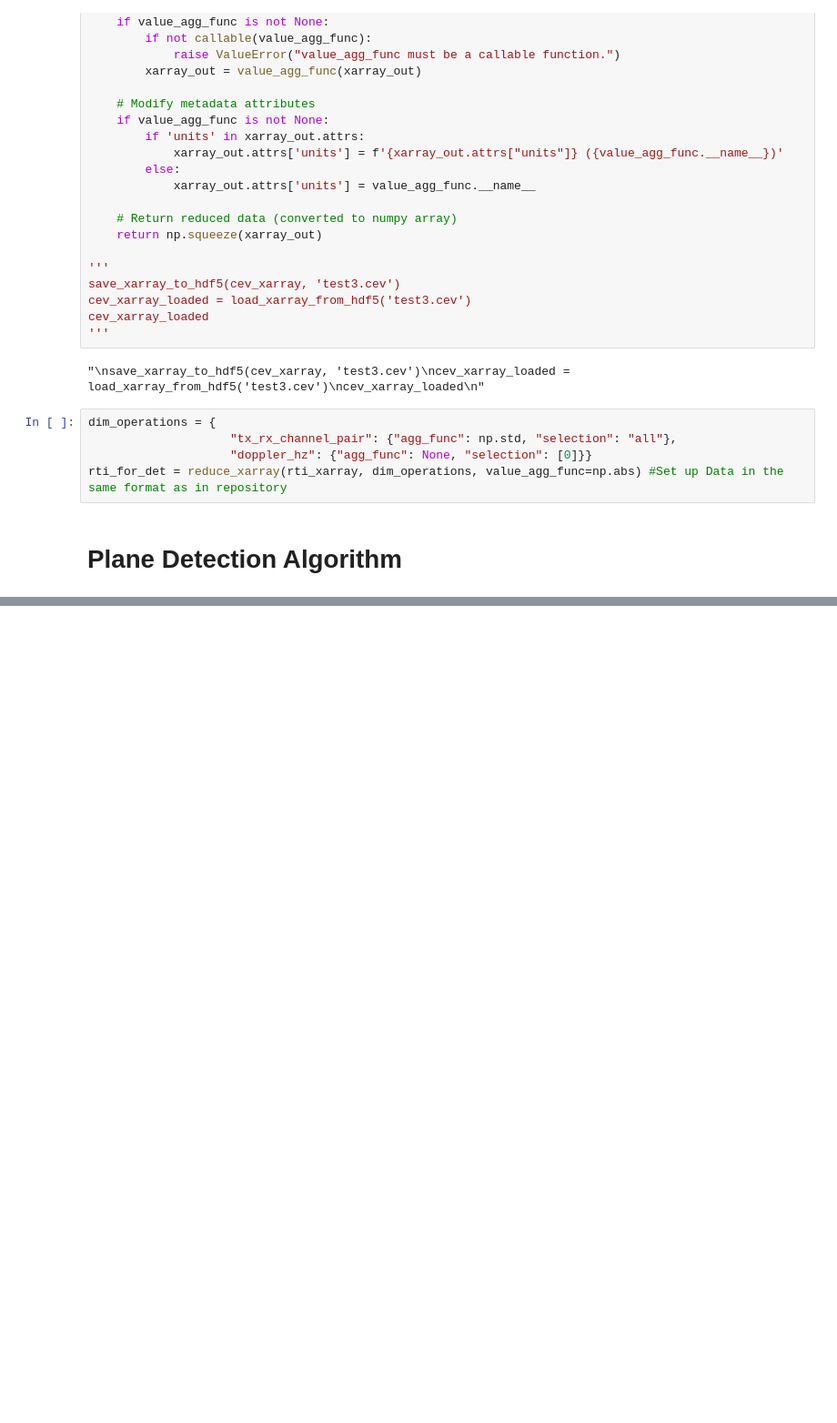
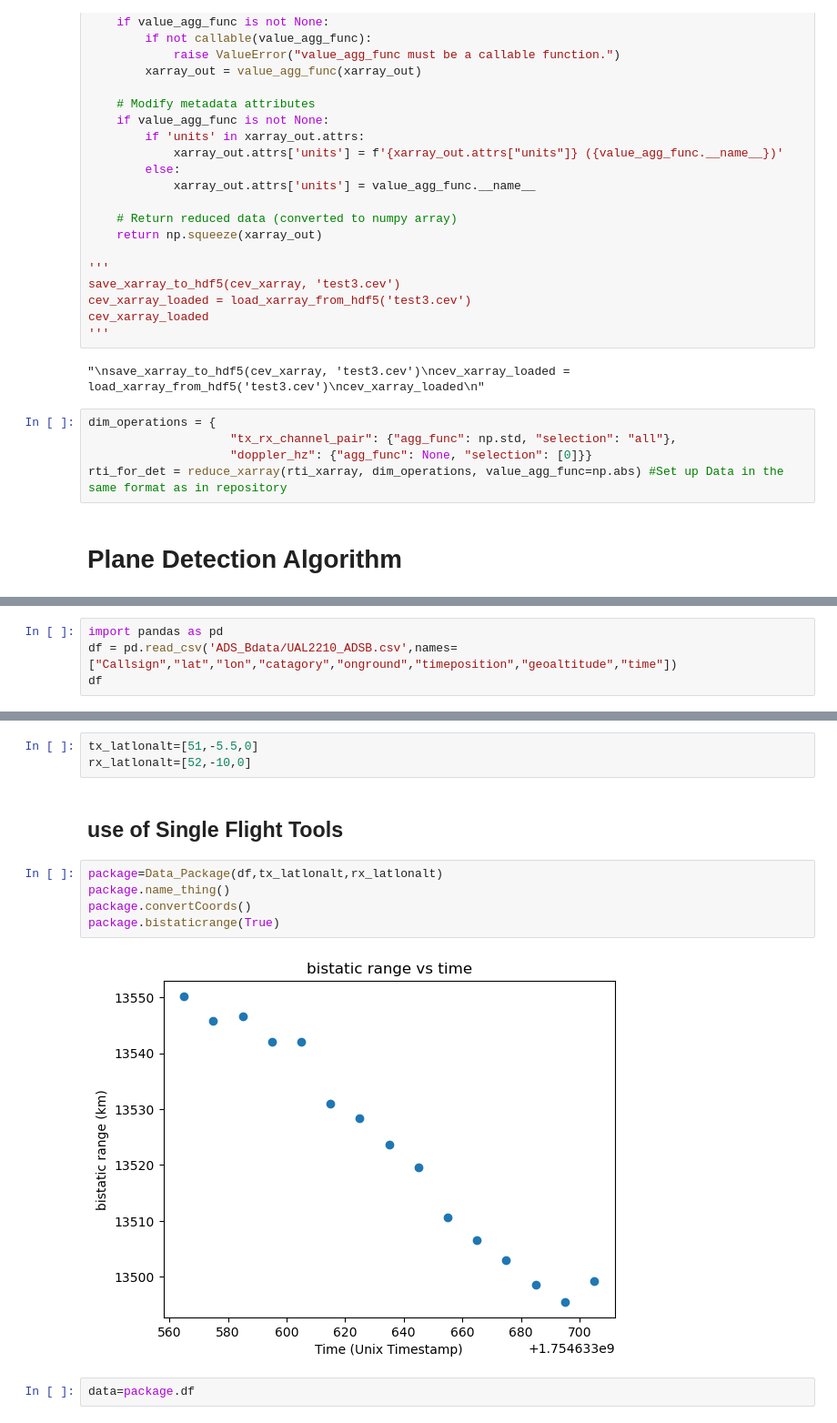
Before and after one commit to tofi1115/ToriField_ZephyrScripts, a Jupyter notebook: Organized_Folder/Pipeline.ipynb, the cells around one changed output, grey strips where cells are left out. Shown at 91% size. Saved outputs shown, nothing was run; the diff lists cells and outputs as text; blank space fills up the shorter version.

```diff
--- a/Organized_Folder/Pipeline.ipynb
+++ b/Organized_Folder/Pipeline.ipynb
@@ -151,0 +216,4 @@ rti_for_det = reduce_xarray(rti_xarray, dim_operations, value_agg_func=np.abs) #
+# %%
+import pandas as pd
+df = pd.read_csv('ADS_Bdata/UAL2210_ADSB.csv',names=["Callsign","lat","lon","catagory","onground","timeposition","geoaltitude","time"])
+df
@@ -151,0 +237,14 @@ rti_for_det = reduce_xarray(rti_xarray, dim_operations, value_agg_func=np.abs) #
+# %%
+tx_latlonalt=[51,-5.5,0]
+rx_latlonalt=[52,-10,0]
+# %% [markdown]
+## use of Single Flight Tools
+# %%
+package=Data_Package(df,tx_latlonalt,rx_latlonalt)
+package.name_thing()
+package.convertCoords()
+package.bistaticrange(True)
+# %% [output]
+[figure, added]
+# %%
+data=package.df
```
Also changed, not shown: parts of 12 cells of this notebook, 11 other files.
